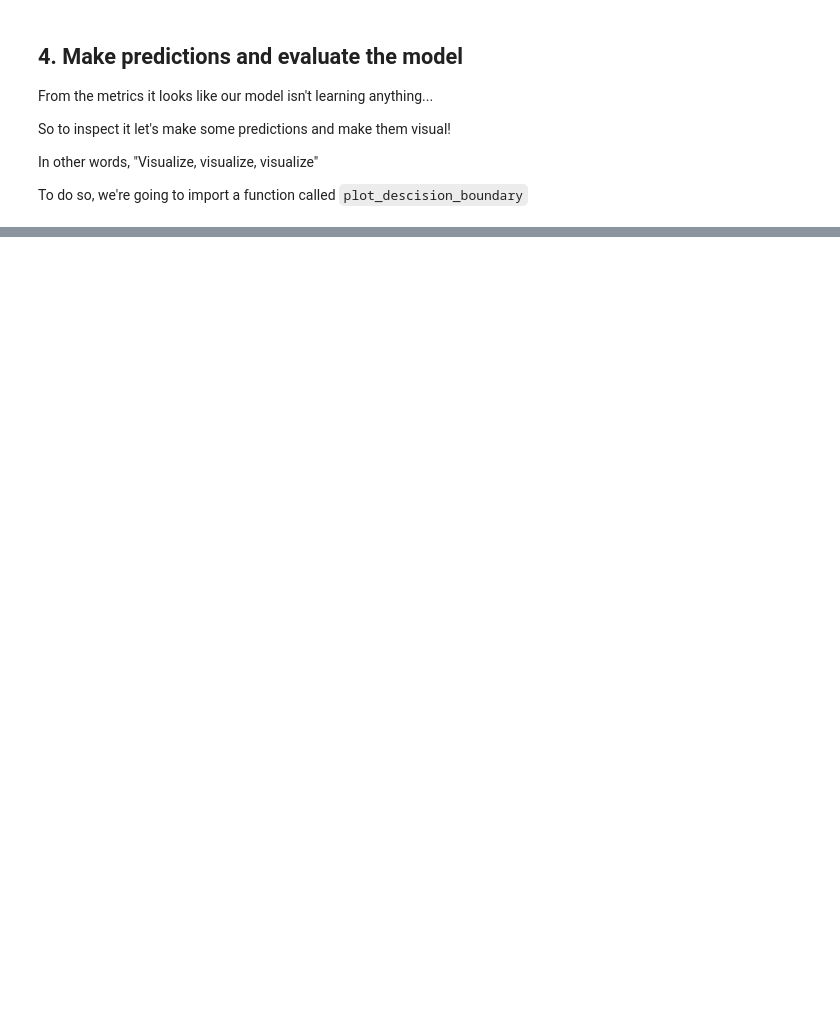
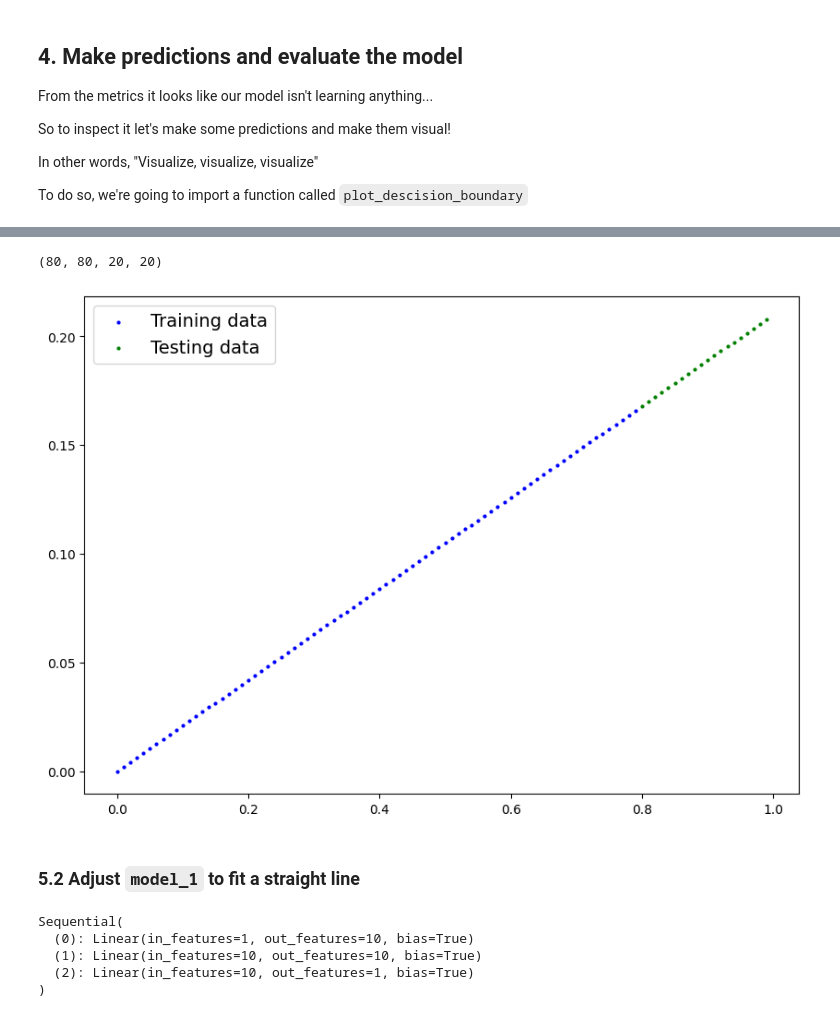
Before and after one commit to Spicyredd/Learn_PyTorch, a Jupyter notebook: 02_pytorch_classification_video.ipynb, the cells around one changed output, grey strips where cells are left out. Drawn from its saved outputs; the diff is of its cells as text; code cells hidden in the pictures; blank space fills up the shorter version.

```diff
--- a/02_pytorch_classification_video.ipynb
+++ b/02_pytorch_classification_video.ipynb
@@ -435,0 +597,18 @@ import requests
+# %%
+# Create some data (same as notebook 01)
+
+weight = 0.7
+bias = 0.3
+
+start = 0
+end = 1
+steps = 0.01
+
+# Create data
+X_line = torch.arange(start, end, steps).unsqueeze(dim=1)
+y_line = weight * X_line * bias # Linear regression formula (without epsilon)
+
+
+# Check the data
+print(len(X_line))
+X_line[:10], y_line[:10]
@@ -435,0 +637,35 @@ import requests
+# %%
+# Create train and test split
+train_split = int(0.8 * len(X_line))
+X_train_line, y_train_line = X_line[:train_split], y_line[:train_split]
+X_test_line, y_test_line = X_line[train_split:], y_line[train_split:]
+
+# Check the len of each
+len(X_train_line), len(y_train_line), len(X_test_line), len(y_test_line)
+# %% [output]
+(80, 80, 20, 20)
+# %%
+plot_predictions(train_data=X_train_line,
+                 train_labels=y_train_line,
+                 test_data=X_test_line,
+                 test_labels=y_test_line)
+# %% [output]
+[figure, added]
+# %% [markdown]
+### 5.2 Adjust `model_1` to fit a straight line
+# %%
+# Same architecture as model_1 (but using nn.Sequential())
+
+model_2 = nn.Sequential(
+    nn.Linear(in_features=1, out_features=10),
+    nn.Linear(in_features=10, out_features=10),
+    nn.Linear(in_features=10, out_features=1)
+).to(device)
+
+model_2
+# %% [output]
+Sequential(
+  (0): Linear(in_features=1, out_features=10, bias=True)
+  (1): Linear(in_features=10, out_features=10, bias=True)
+  (2): Linear(in_features=10, out_features=1, bias=True)
+)
```
Also changed, not shown: parts of 71 cells of this notebook.
